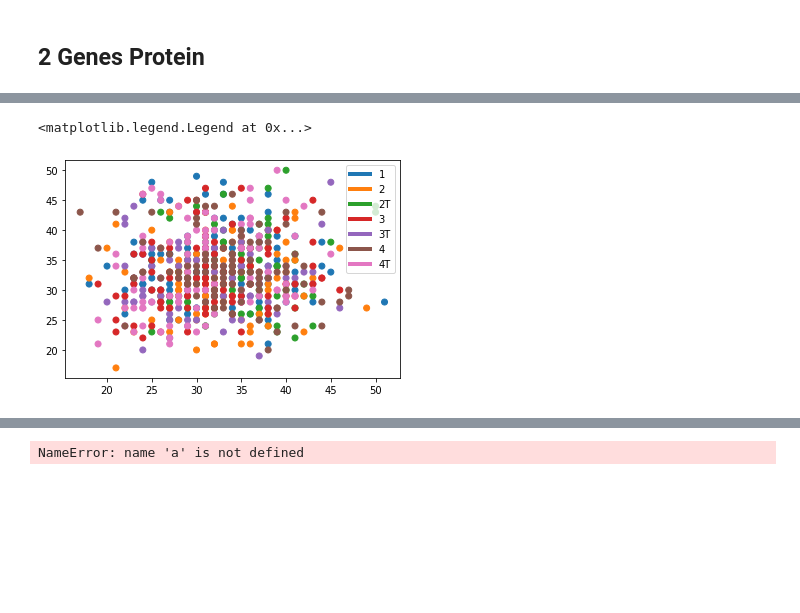
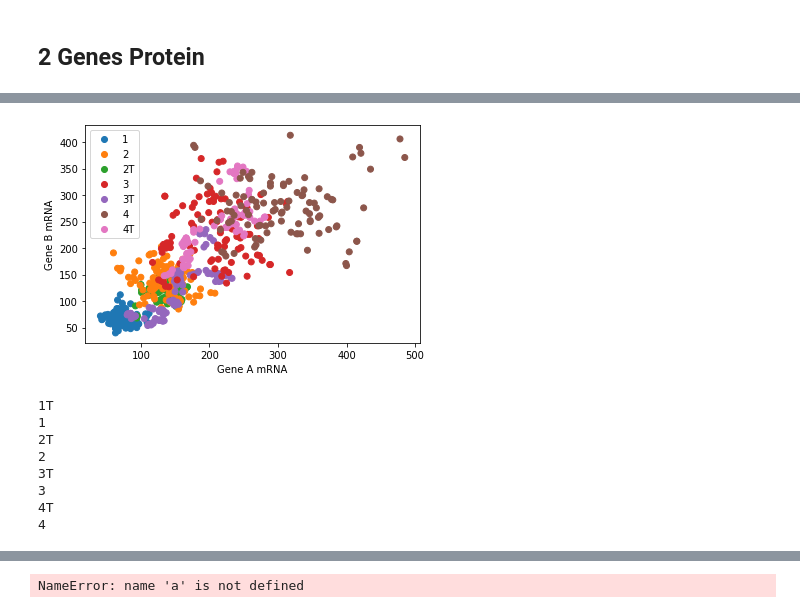
Before and after one commit to Tarun-Mahajan/scnnoise, a Jupyter notebook: doc/Trajectory Inference.ipynb, the cells around one changed output, grey strips where cells are left out. Saved outputs shown, nothing was run; the diff lists cells and outputs as text; code cells hidden in the pictures; blank space fills up the shorter version.

```diff
--- a/doc/Trajectory Inference.ipynb
+++ b/doc/Trajectory Inference.ipynb
@@ -170,5 +134,5 @@ c4.rxn_rates
 # %%
-sim1  = lt.LTSim(c1, 2, gene_csv='data/toy_data/two_gene_cell_cycle.csv', mol_csv ='data/toy_data/two_gene_cell_cycle_molecule_count.csv',count_csv = 'count.csv',sample_csv = 'samples2GeneProt.csv', molecule = "mRNA")
+sim1  = lt.LTSim(c1, 2, gene_csv='data/toy_data/two_gene_cell_cycle.csv', mol_csv ='data/toy_data/two_gene_cell_cycle_molecule_count.csv',count_csv = 'count.csv',sample_csv = 'Exp1/samples2State.csv', molecule = "mRNA")
 # %%
 data = sim1.sim_LT(100)
 # %% [output]
@@ -190,17 +146,17 @@ data = sim1.sim_LT(100)
 4
-# %%
-data = pd.read_csv('samples2GeneProt.csv', index_col = 0, header = None)
 # %%
 #scatter of 2 genes
 plt.scatter(
      data[data.columns[0]],
      data[data.columns[1]],
     c=[sns.color_palette()[x] for x in data[data.columns[-1]].map({"1":0, "2":1, "2T":2,"3":3 ,"3T":4, "4":5, "4T":6 })])
-custom_lines = [Line2D([0], [0], color=sns.color_palette()[x], lw=4) for x in range(7)]
+custom_lines = [Line2D([0], [0], color=sns.color_palette()[x], lw=0, marker = "o") for x in range(7)]
 
 sortedct = list(set(data[data.columns[-1]]))
 sortedct.sort()
 plt.legend(custom_lines, sortedct)
+plt.ylabel('Gene B mRNA')
+plt.xlabel('Gene A mRNA')
+plt.savefig('Exp1/TwoState_mRNA.pdf')
 # %% [output]
-<matplotlib.legend.Legend at 0x...>
-[figure, old version]
+[figure, new version]
@@ -206,0 +165,11 @@ plt.legend(custom_lines, sortedct)
+# %%
+data = sim1.sim_LT(100)
+# %% [output]
+1T
+1
+2T
+2
+3T
+3
+4T
+4
```
Also changed, not shown: parts of 58 cells of this notebook, 2 other files.
